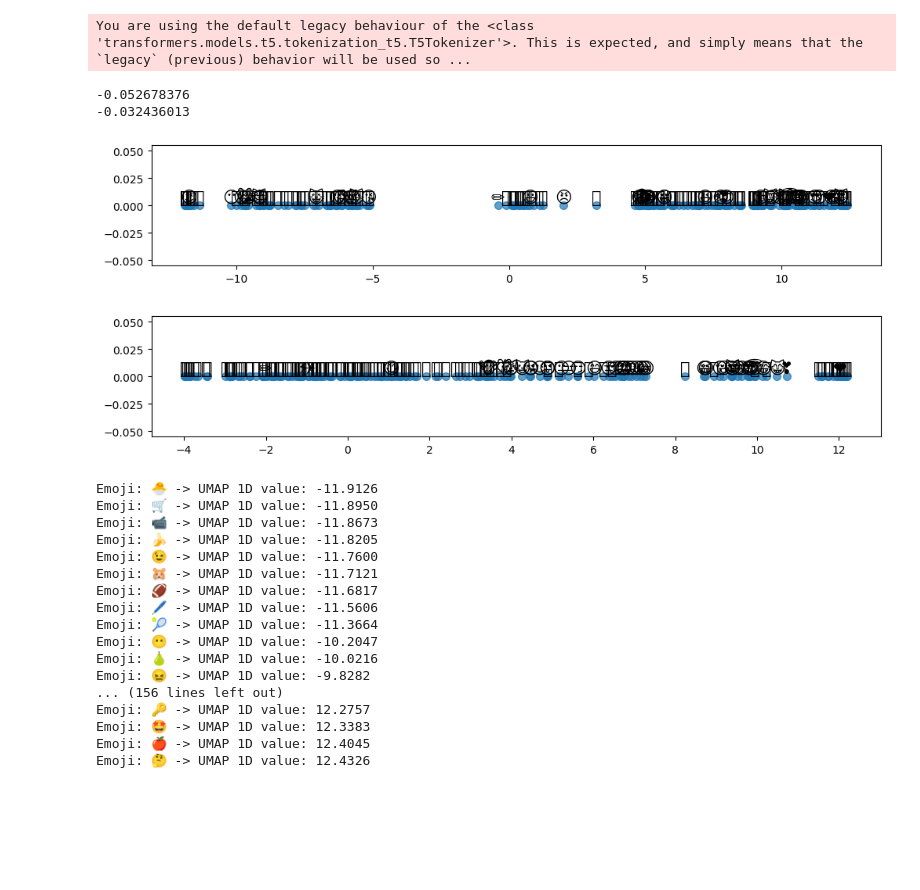
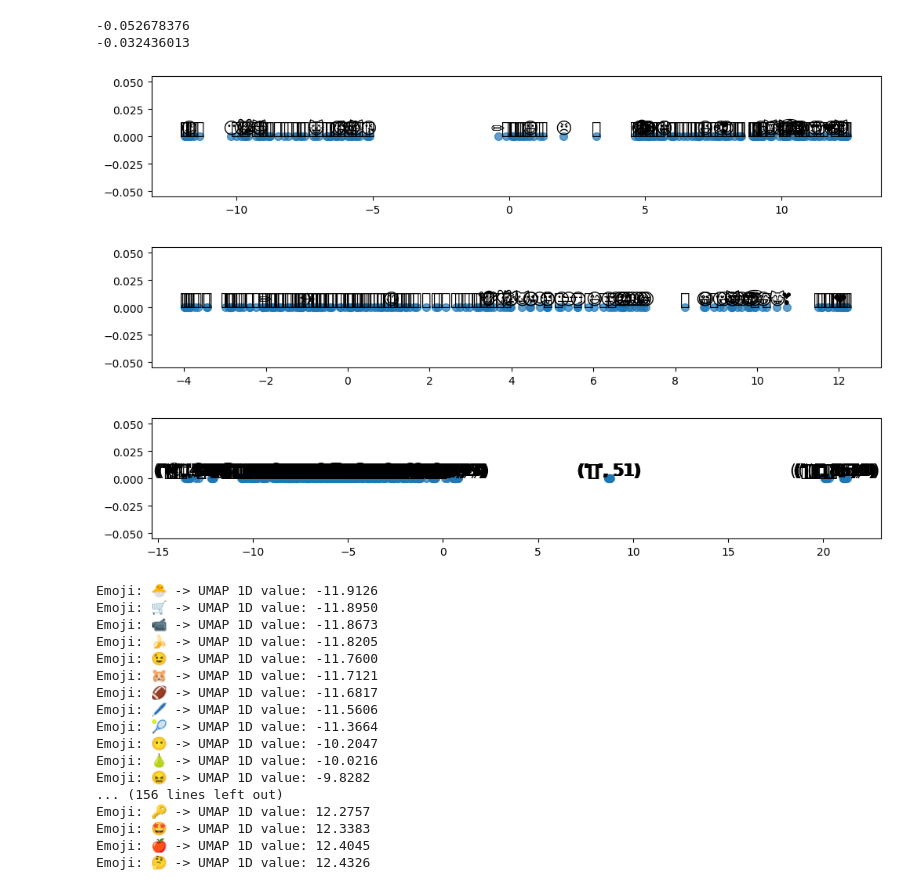
Before and after one commit to noscha/order_emojis_ml, a Jupyter notebook: main.ipynb, the cells around one changed output. Saved outputs shown, nothing was run; the diff lists cells and outputs as text; code cells hidden in the pictures; blank space fills up the shorter version.

Commit message:
wip: tweets as context

```diff
--- a/main.ipynb
+++ b/main.ipynb
@@ -88,6 +91,9 @@ emojis = [
     "💎", "📦", "🛒", "✏️", "📖", "📚", "📌", "🖊️", "🖋️"
 ]
 
+def extract_emojis(text):
+    # Extracts all emojis in the text as a list of emoji characters
+    return [e['emoji'] for e in emoji.emoji_list(text)]
 
 def emoji_with_name(emj):
     name_colon = emoji.demojize(emj)
@@ -101,18 +107,17 @@ def get_embedding(text):
         outputs = model(**inputs)
     # Mean pooling over token embeddings to get fixed-size vector
     return outputs.last_hidden_state.mean(dim=1).squeeze().cpu().numpy()
-
-def get_embedding_with_context(text):
-    inputs = tokenizer(text, return_tensors="pt")
-    with torch.no_grad():
-        outputs = model(**inputs)
-    # Mean pooling over token embeddings to get a fixed-size vector
-    return outputs.last_hidden_state.mean(dim=1).squeeze().cpu().numpy()
-# %% [output]
-You are using the default legacy behaviour of the <class 'transformers.models.t5.tokenization_t5.T5Tokenizer'>. This is expected, and simply means that the `legacy` (previous) behavior will be used so ...
 # %%
 emoji_embeddings = {e: get_embedding(e) for e in emojis}
-emoji_embeddings_with_context = {e: get_embedding_with_context(emoji_with_name(e)) for e in emojis}
+emoji_embeddings_with_context = {e: get_embedding(emoji_with_name(e)) for e in emojis}
+
+df = df.head(1000)
+emoji_embeddings_tweets = {
+    (emj, idx): get_embedding(f"{emj} {df.loc[idx, 'Text']}")
+    for idx, tweet in df['Text'].items()
+    for emj in extract_emojis(tweet)
+}
+# TODO: do aggregation!!!
 
 # check for different embeddings
 print((emoji_embeddings["😀"] - emoji_embeddings["🤩"])[0])
@@ -147,9 +152,11 @@ def umap(emoji_embeddings):
 # %%
 X_embedded, labels = umap(emoji_embeddings)
 X_embedded_with_context, labels_with_context = umap(emoji_embeddings_with_context)
+X_embedded_tweets, labels_tweets = umap(emoji_embeddings_tweets)
 # %% [output]
 [figure]
 [figure]
+[figure, added]
 # %%
 def ordering(X_embedded, labels):
 
```
Also changed, not shown: parts of 2 cells of this notebook.
